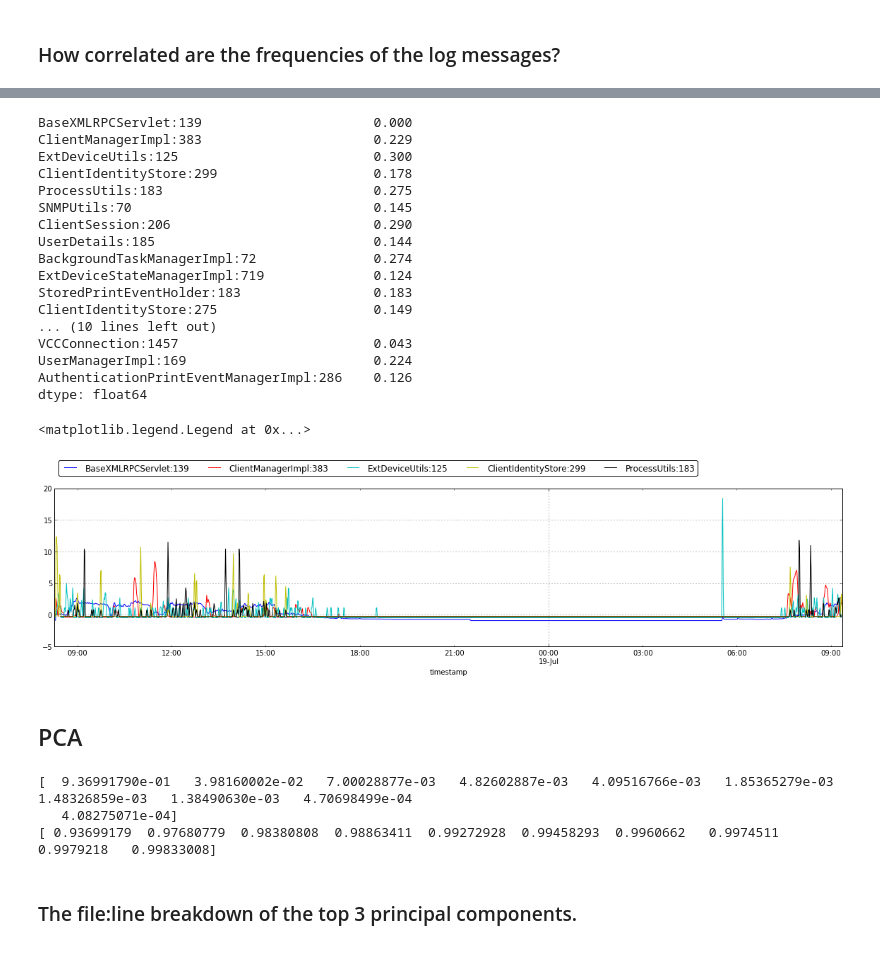
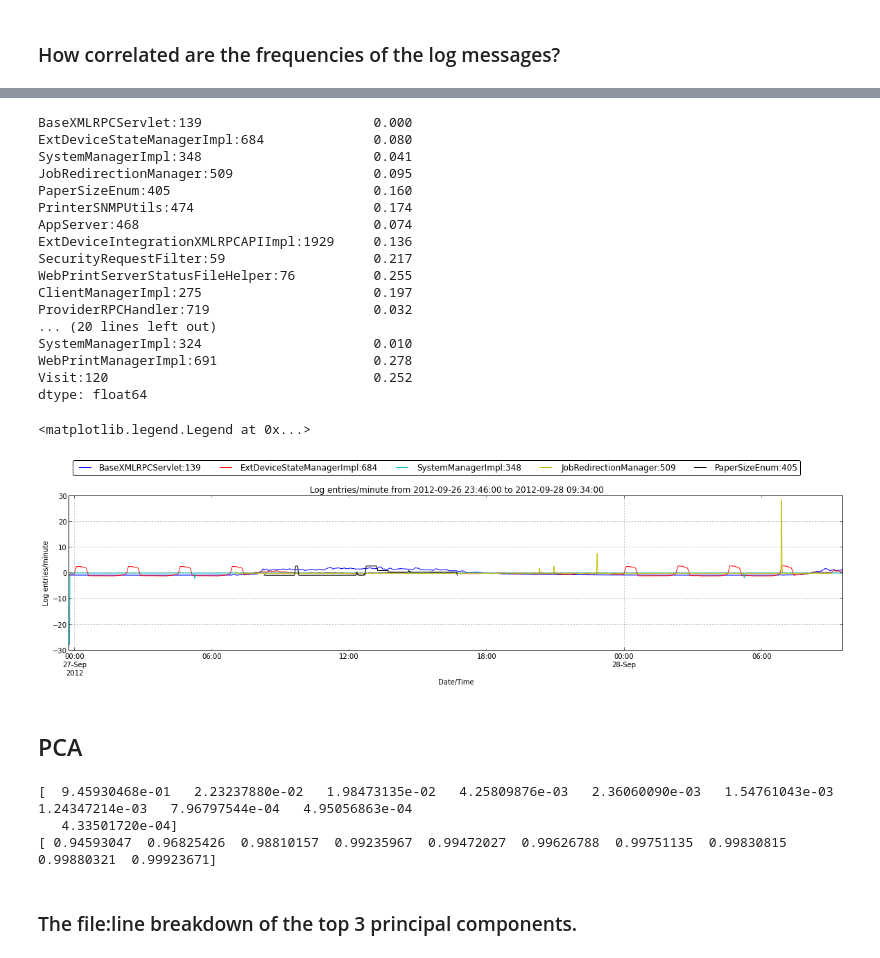
Before and after one commit to peterwilliams97/log_analysis, a Jupyter notebook: nb_pandas-preprocessed-log-files.ipynb, the cells around one changed output, grey strips where cells are left out. Saved outputs shown, nothing was run; the diff lists cells and outputs as text; code cells hidden in the pictures.

```diff
--- a/nb_pandas-preprocessed-log-files.ipynb
+++ b/nb_pandas-preprocessed-log-files.ipynb
@@ -79,9 +93,13 @@ pandas: 0.11.0
 ### Load the preprocessed data
 # %%
 #data_dir = r'data\AAA'
-data_dir = r'data\AAA-Copy'
+#data_dir = r'data\AAA-Copy'
 #data_dir = r'data\AAA-Copy-Copy'
 #data_dir = r'data\BIG'
+data_dir = r'data\CAN-581-15745_2'
 lfl_freq = pd.read_hdf(os.path.join(data_dir, 'lfl_freq.h5'), 'logs')
 lfl_freq_corr = pd.read_hdf(os.path.join(data_dir, 'lfl_freq_corr.h5'), 'logs')
-lfl_sorted = pickle.load(open(os.path.join(data_dir, 'lfl_sorted.pkl'), 'rt'))
+lfl_sorted = pickle.load(open(os.path.join(data_dir, 'lfl_sorted.pkl'), 'rb'))
+history = pickle.load(open(os.path.join(data_dir, 'history.pkl'), 'rb'))
+# Choose a server.log header at random from all the saved headers
+header = history[history.keys()[0]]['header']
@@ -115,6 +151,13 @@ Let's look at the frequency of log messages over the duration of all the logs.
 
 This should give a rough indication of PaperCut usage.
 # %%
+def embellish(df):
+    """Add standard title and axis labels to a graph"""
+    title('Log entries/minute from %s to %s' % (df.index.min(), df.index.max()), fontweight='bold')
+    xlabel('Date/Time')
+    ylabel('Log entries/minute')
+    legend()
+
 def get_peak(series):
     return series.dropna().idxmax()
 
@@ -131,9 +174,6 @@ totals = lfl_freq.sum(axis=1)
 peak = get_peak(totals)
 
 totals.plot(label='Total counts : %6d' % (totals.sum()))
-title('Log counts for 1 minute intervals from %s to %s. Peak=%s' % (lfl_freq.index.min(), lfl_freq.index.max(),  peak))
-xlabel('Time')
-ylabel('Log entries/minute')
-legend()
+embellish(lfl_freq)
 annotate_peak(totals)
 # %% [output]
@@ -201,12 +238,8 @@ plt.grid()
 ### How correlated are the frequencies of the log messages?
 # %%
 def standardize(series):
-    #assert isinstance(series, Series)
+    """Standardize serieso to mean 0 and stdev 1"""
     ret = (series - series.mean())/series.std()
     assert abs(ret.mean()) < 1e-6
     assert abs(ret.std()) - 1.0 < 1e-6
     return ret
-for k in keys[:5]:
-    standardize(lfl_freq[k]).plot()
-
-legend(loc='lower left', bbox_to_anchor=(0., 1.05), ncol=5, fancybox=True, shadow=False)
@@ -253,42 +291,45 @@ for k in keys[1:]:
 Series(uncorrelated.values(), index=uncorrelated.keys())
 # %% [output]
 BaseXMLRPCServlet:139                      0.000
-ClientManagerImpl:383                      0.229
-ExtDeviceUtils:125                         0.300
-ClientIdentityStore:299                    0.178
-ProcessUtils:183                           0.275
-SNMPUtils:70                               0.145
-ClientSession:206                          0.290
-UserDetails:185                            0.144
-BackgroundTaskManagerImpl:72               0.274
-ExtDeviceStateManagerImpl:719              0.124
-StoredPrintEventHolder:183                 0.183
-ClientIdentityStore:275                    0.149
-... (10 lines left out)
-VCCConnection:1457                         0.043
-UserManagerImpl:169                        0.224
-AuthenticationPrintEventManagerImpl:286    0.126
+ExtDeviceStateManagerImpl:684              0.080
+SystemManagerImpl:348                      0.041
+JobRedirectionManager:509                  0.095
+PaperSizeEnum:405                          0.160
+PrinterSNMPUtils:474                       0.174
+AppServer:468                              0.074
+ExtDeviceIntegrationXMLRPCAPIImpl:1929     0.136
+SecurityRequestFilter:59                   0.217
+WebPrintServerStatusFileHelper:76          0.255
+ClientManagerImpl:275                      0.197
+ProviderRPCHandler:719                     0.032
+... (20 lines left out)
+SystemManagerImpl:324                      0.010
+WebPrintManagerImpl:691                    0.278
+Visit:120                                  0.252
 dtype: float64
 # %%
 for k in uncorrelated.keys()[:5]:
     standardize(lfl_freq[k]).plot()
-legend(loc='lower left', bbox_to_anchor=(0., 1.05), ncol=5, fancybox=True, shadow=False)
+embellish(lfl_freq)
+legend(loc='lower left', bbox_to_anchor=(0., 1.1), ncol=5, fancybox=True, shadow=False)
 # %% [output]
 <matplotlib.legend.Legend at 0x...>
-[figure, old version]
+[figure, new version]
 # %% [markdown]
 ## PCA
 # %%
 from sklearn.decomposition import PCA
 pca = PCA()
-# !@#$ Take a slice of a noisy part of the graph
-pca.fit(standardize(lfl_freq.replace(nan,0.0).values))
+# Take a slice of a noisy part of the graph.
+# This will depend on the data!
+# 2012-07-18 08:16:00 to 2012-07-19 09:22:00
+pca.fit(standardize(lfl_freq['2012-09-28 08:00:00':'2012-09-28 16:00:00'].replace(nan,0.0).values))
 print pca.explained_variance_ratio_[:10]
 print pca.explained_variance_ratio_.cumsum()[:10]
 # %% [output]
-[  9.36991790e-01   3.98160002e-02   7.00028877e-03   4.82602887e-03   4.09516766e-03   1.85365279e-03   1.48326859e-03   1.38490630e-03   4.70698499e-04
-   4.08275071e-04]
-[ 0.93699179  0.97680779  0.98380808  0.98863411  0.99272928  0.99458293  0.9960662   0.9974511   0.9979218   0.99833008]
+[  9.45930468e-01   2.23237880e-02   1.98473135e-02   4.25809876e-03   2.36060090e-03   1.54761043e-03   1.24347214e-03   7.96797544e-04   4.95056863e-04
+   4.33501720e-04]
+[ 0.94593047  0.96825426  0.98810157  0.99235967  0.99472027  0.99626788  0.99751135  0.99830815  0.99880321  0.99923671]
 # %% [markdown]
 ### The file:line breakdown of the top 3 principal components.
 # %%
```
Also changed, not shown: parts of 22 cells of this notebook, 3 other files.
